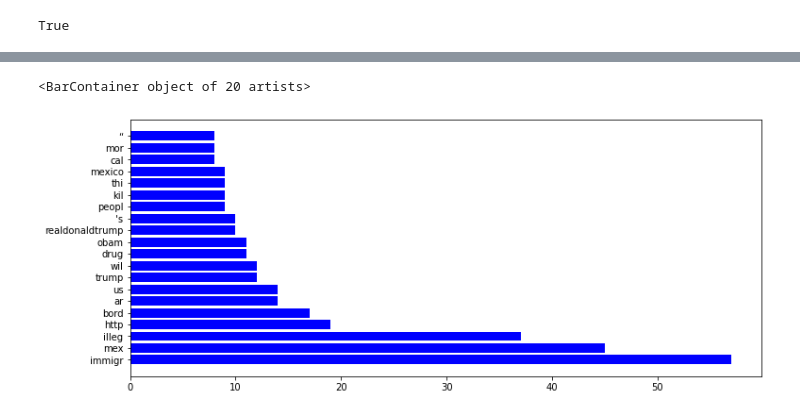
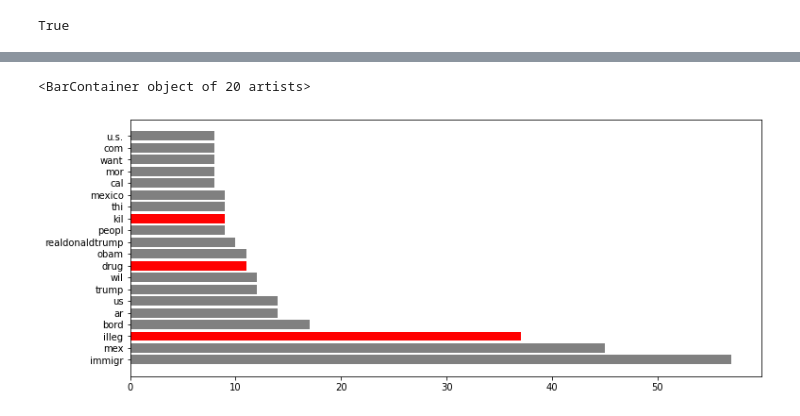
Before and after one commit to yahairaycortez/Final-Group-Project---DH140, a Jupyter notebook: TextAnalysis.ipynb, the cells around one changed output, grey strips where cells are left out. Cells and saved outputs as stored; diff of their text form; code cells hidden in the pictures.

```diff
--- a/TextAnalysis.ipynb
+++ b/TextAnalysis.ipynb
@@ -146,15 +116,0 @@ sent = sent_tokenize(string_tweets)
-# %%
-words = []
-for s in sent:
-    for w in word_tokenize(s):
-        words.append(w)
-# %%
-no_words = ["``", "''","’","//t.co/", "“", "”"]
-myStopWords = list(punctuation) + stopwords.words('english')+no_words
-
-wordsNoStop = []
-for i in words:
-    if i not in myStopWords:
-        wordsNoStop.append(i)
-#print(words)
-print(wordsNoStop)
@@ -163,7 +116,0 @@ print(wordsNoStop)
-# %%
-from nltk.collocations import *
-from nltk.probability import FreqDist
-freq = FreqDist(wordsNoStop)
-
-for i in sorted(freq, key=freq.get, reverse=True):
-    print(i,freq[i])
@@ -278,11 +173,22 @@ sortspeechcount
 # %%
-
+sortspeechcount = {k: v for k, v in sorted(freq.items(), key=lambda item: -item[1])}
 
 frequentwords = list(sortspeechcount.keys())[:20]
 frequentvals = list(sortspeechcount.values())[:20]
 
+
+barcolors = []
+for i in frequentwords:
+    # could be:
+    # if i == 'i' or i == 'have' or i == 'dream'
+    # or could be:
+    if i in ['kil','drug','illeg']:
+        barcolors.append('red')
+    else:
+        barcolors.append('grey')
+
 plt.figure(figsize=(12,5))
-plt.barh(frequentwords,frequentvals,color='blue')
+plt.barh(frequentwords,frequentvals,color=barcolors)
 # %% [output]
 <BarContainer object of 20 artists>
-[figure, old version]
+[figure, new version]
```
Also changed, not shown: parts of 21 cells of this notebook, 2 other files.
